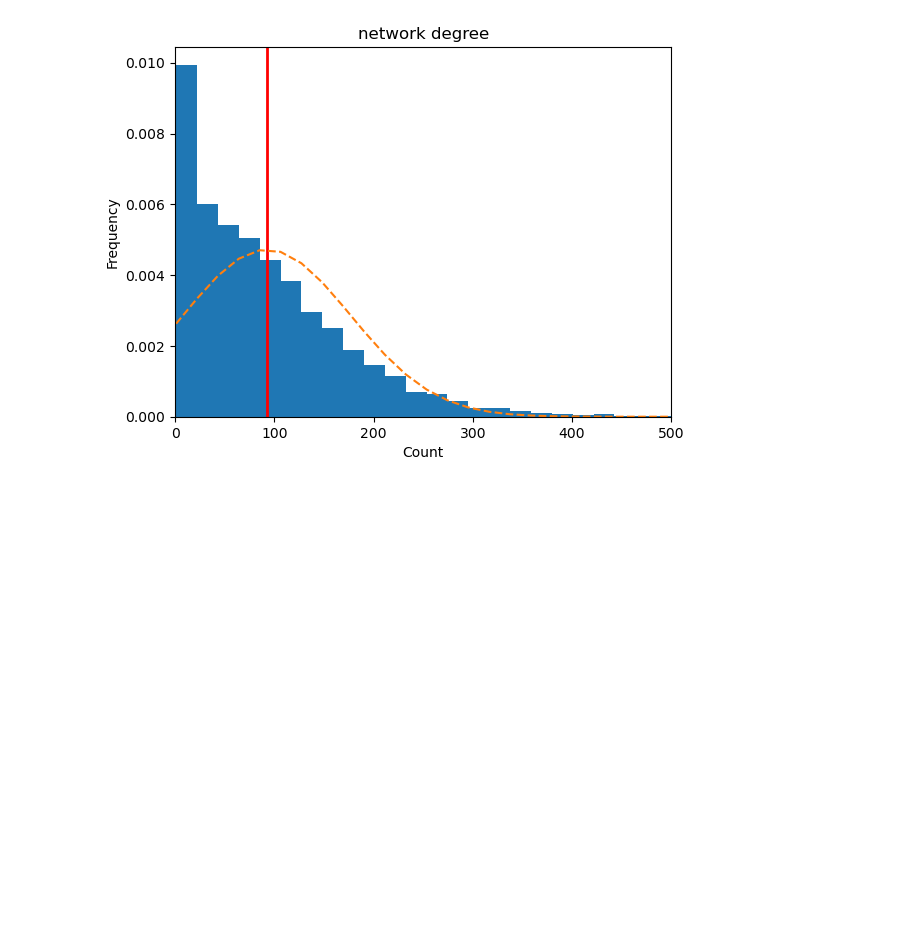
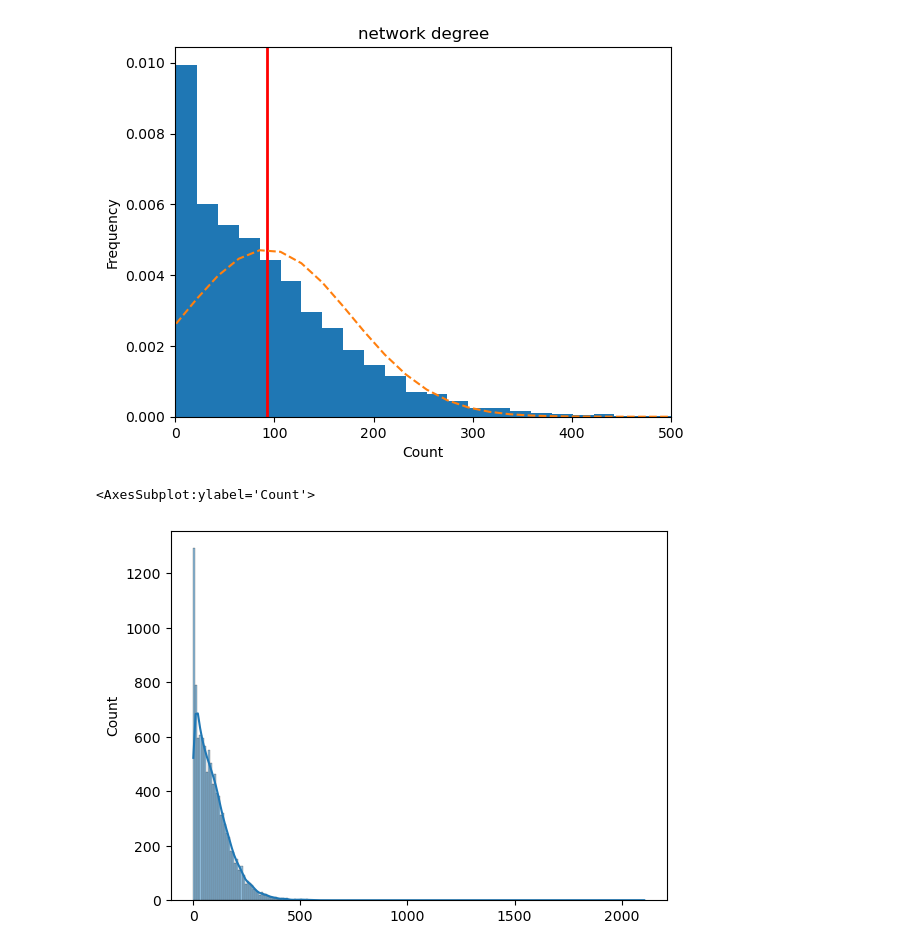
Before and after one commit to hr1588/network, a Jupyter notebook: 3장.ipynb, the cells around one changed output. Saved outputs shown, nothing was run; the diff lists cells and outputs as text; code cells hidden in the pictures; blank space fills up the shorter version.

```diff
--- a/3장.ipynb
+++ b/3장.ipynb
@@ -505,3 +506,10 @@ plt.plot(bins,y,'--')
 plt.show()
 # %% [output]
 [figure]
+# %%
+import seaborn as sns
+
+sns.histplot(node_count, kde = True)
+# %% [output]
+<AxesSubplot:ylabel='Count'>
+[figure, added]
```
Also changed, not shown: parts of 19 cells of this notebook.
